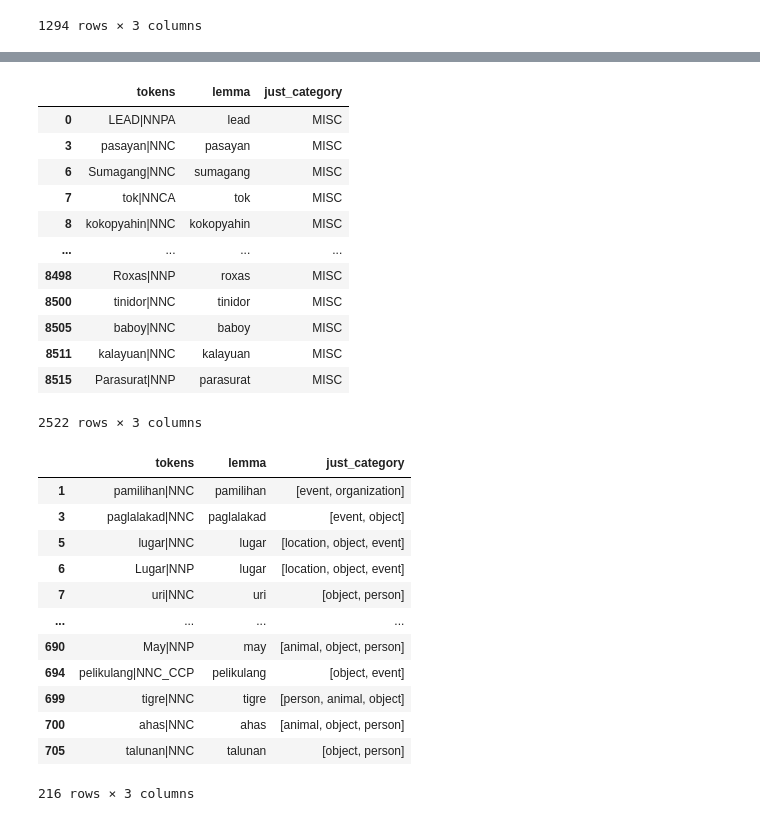
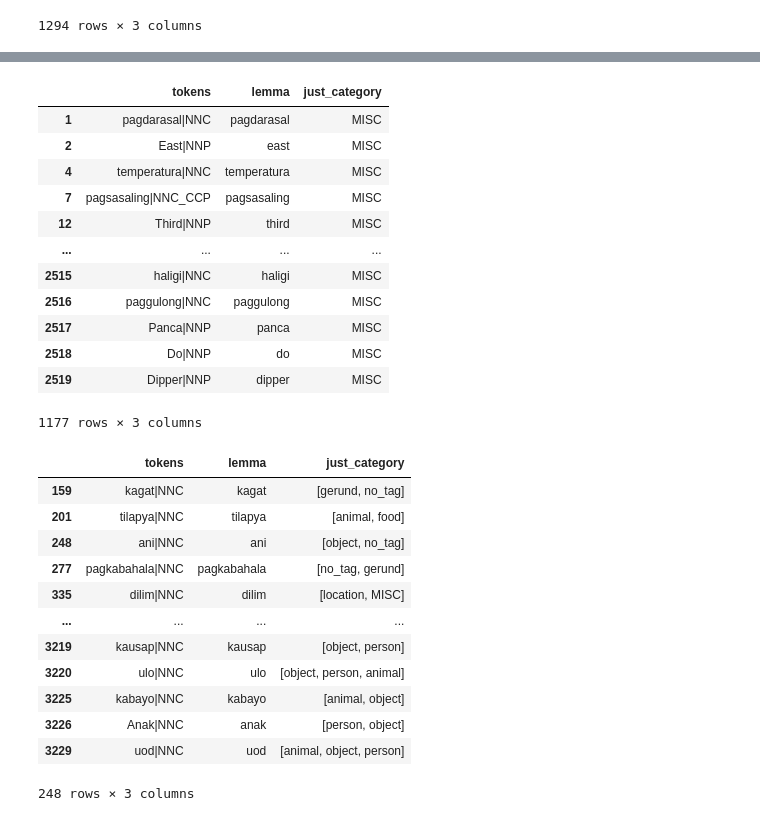
Before and after one commit to NeptuneSyInAteneo/thesis_Models, a Jupyter notebook: rq2 pipeline.ipynb, the cells around one changed output, grey strips where cells are left out. Cells and saved outputs as stored; diff of their text form; code cells hidden in the pictures.

Commit message:
consolidated misc1

```diff
--- a/rq2 pipeline.ipynb
+++ b/rq2 pipeline.ipynb
@@ -454,0 +415,20 @@ common_nouns_categorized
+# %%
+common_nouns_categorized = pd.concat([common_nouns,assessed_in_vocab]).drop_duplicates(subset='tokens',keep='last')
+common_nouns_categorized['just_category'] = common_nouns_categorized['just_category'].fillna('MISC')
+common_nouns_categorized = common_nouns_categorized[['tokens','lemma','just_category']]
+#common_nouns_categorized
+
+# UPDATE 1
+misc_manual_1 = pd.read_csv("./Organized_text_data/misc_manual_add_1.csv")[['tokens','manual_tag']]
+misc_manual_1['manual_tag'] = misc_manual_1['manual_tag'].apply(lambda x:x.split(','))
+
+current_categorized = misc_manual_1.merge(common_nouns_categorized,on='tokens',how='right')
+current_categorized = current_categorized.loc[current_categorized['just_category'] == 'MISC']
+current_categorized['just_category'] = current_categorized['manual_tag'].fillna('MISC')
+
+non_misc = misc_manual_1.merge(common_nouns_categorized,on='tokens',how='right')
+non_misc = non_misc.loc[non_misc['just_category'] != 'MISC']
+#non_misc
+
+common_nouns_categorized = pd.concat([current_categorized, non_misc]).drop(columns='manual_tag')
+common_nouns_categorized
@@ -459,36 +453,37 @@ misc_list = common_nouns_categorized.loc[common_nouns_categorized['just_category
 misc_list
 # %% [output]
 |  | tokens | lemma | just_category |
-| 0 | LEAD|NNPA | lead | MISC |
-| 3 | pasayan|NNC | pasayan | MISC |
-| 6 | Sumagang|NNC | sumagang | MISC |
-| 7 | tok|NNCA | tok | MISC |
-| 8 | kokopyahin|NNC | kokopyahin | MISC |
+| 1 | pagdarasal|NNC | pagdarasal | MISC |
+| 2 | East|NNP | east | MISC |
+| 4 | temperatura|NNC | temperatura | MISC |
+| 7 | pagsasaling|NNC_CCP | pagsasaling | MISC |
+| 12 | Third|NNP | third | MISC |
 | ... | ... | ... | ... |
-| 8498 | Roxas|NNP | roxas | MISC |
-| 8500 | tinidor|NNC | tinidor | MISC |
-| 8505 | baboy|NNC | baboy | MISC |
-| 8511 | kalayuan|NNC | kalayuan | MISC |
-| 8515 | Parasurat|NNP | parasurat | MISC |
+| 2515 | haligi|NNC | haligi | MISC |
+| 2516 | paggulong|NNC | paggulong | MISC |
+| 2517 | Panca|NNP | panca | MISC |
+| 2518 | Do|NNP | do | MISC |
+| 2519 | Dipper|NNP | dipper | MISC |
-2522 rows × 3 columns
+1177 rows × 3 columns
 # %%
 multitags = common_nouns_categorized.loc[(common_nouns_categorized['just_category'].str.len() > 1) & (common_nouns_categorized['just_category']!='MISC')]
-#multitags[['tokens', 'just_category']].values.to('Organized_Text_data/noun_tokens_multitags.txt')
+
+multitags[['tokens', 'just_category']].to_clipboard()#csv('Organized_Text_data/noun_tokens_multitags.txt')
 multitags
 # %% [output]
 |  | tokens | lemma | just_category |
-| 1 | pamilihan|NNC | pamilihan | [event, organization] |
-| 3 | paglalakad|NNC | paglalakad | [event, object] |
-| 5 | lugar|NNC | lugar | [location, object, event] |
-| 6 | Lugar|NNP | lugar | [location, object, event] |
-| 7 | uri|NNC | uri | [object, person] |
+| 159 | kagat|NNC | kagat | [gerund, no_tag] |
+| 201 | tilapya|NNC | tilapya | [animal, food] |
+| 248 | ani|NNC | ani | [object, no_tag] |
+| 277 | pagkabahala|NNC | pagkabahala | [no_tag, gerund] |
+| 335 | dilim|NNC | dilim | [location, MISC] |
 | ... | ... | ... | ... |
-| 690 | May|NNP | may | [animal, object, person] |
-| 694 | pelikulang|NNC_CCP | pelikulang | [object, event] |
-| 699 | tigre|NNC | tigre | [person, animal, object] |
-| 700 | ahas|NNC | ahas | [animal, object, person] |
-| 705 | talunan|NNC | talunan | [object, person] |
+| 3219 | kausap|NNC | kausap | [object, person] |
+| 3220 | ulo|NNC | ulo | [object, person, animal] |
+| 3225 | kabayo|NNC | kabayo | [animal, object] |
+| 3226 | Anak|NNC | anak | [person, object] |
+| 3229 | uod|NNC | uod | [animal, object, person] |
-216 rows × 3 columns
+248 rows × 3 columns
 # %%
 common_nouns_categorized.loc[(common_nouns_categorized['just_category'].str.len() <= 1) & (common_nouns_categorized['just_category']!='MISC')]
 # %% [output]
```
Also changed, not shown: parts of 15 cells of this notebook, 4 other files.
